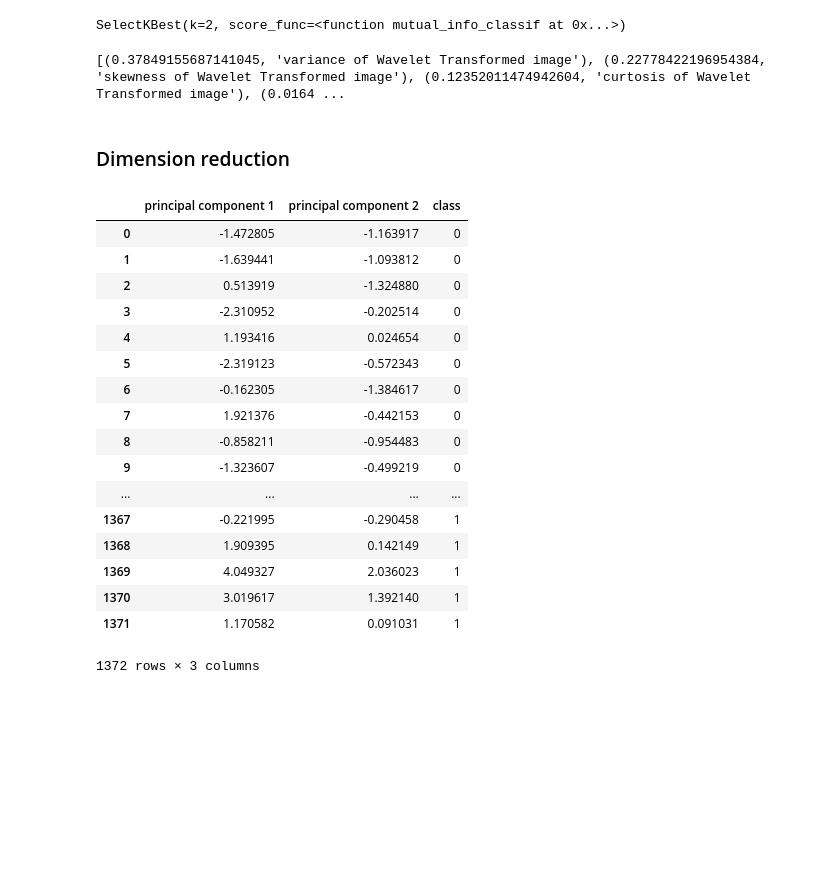
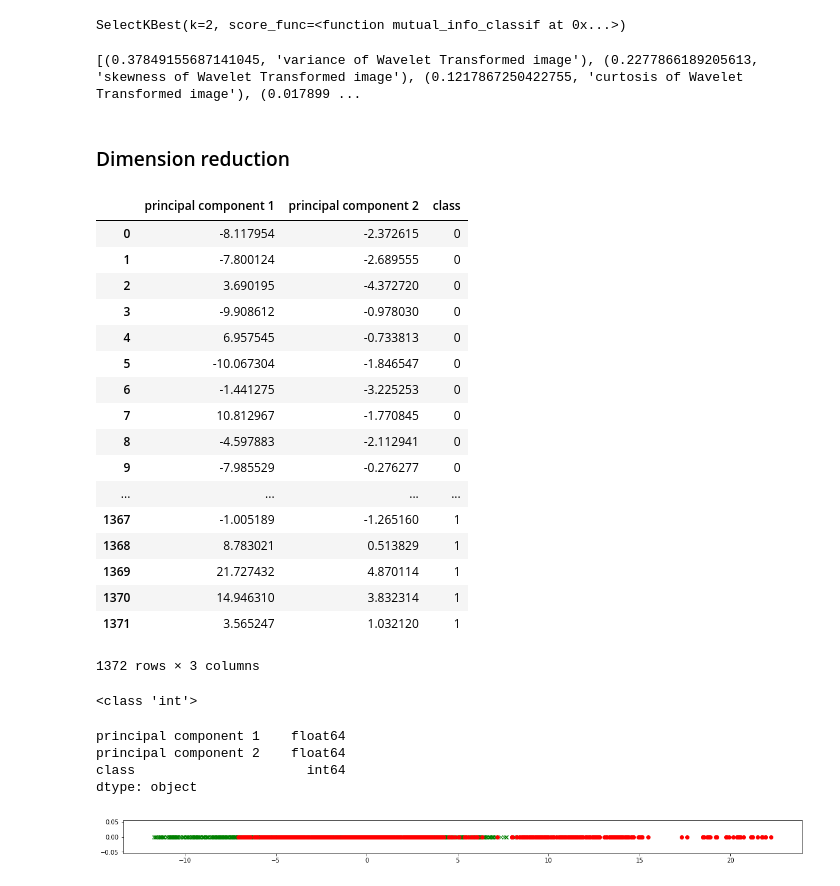
Before and after one commit to McKingly/ED-Data-Mining, a Jupyter notebook: Testing.ipynb, the cells around one changed output. Drawn from its saved outputs; the diff is of its cells as text; code cells hidden in the pictures; blank space fills up the shorter version.

Commit message:
PCA graphs added.

```diff
--- a/Testing.ipynb
+++ b/Testing.ipynb
@@ -10,7 +10,7 @@ import xlrd
 import copy
 %matplotlib inline
 # %%
-df_bankNotes = pd.read_excel('file://localhost/home/armando/Desktop/ECT/5ºAno/ED/Project/data_banknote_authentication.xlsx')
+df_bankNotes = pd.read_excel('file://localhost/home/armando/Desktop/ECT/5ºAno/ED/ED-Data-Mining/data_banknote_authentication.xlsx')
 
 df_bankNotes
 # %% [output]
@@ -94,35 +97,69 @@ for i in range(num_features):
 
 print (sorted(scores, reverse = True))
 # %% [output]
-[(0.37849155687141045, 'variance of Wavelet Transformed image'), (0.22778422196954384, 'skewness of Wavelet Transformed image'), (0.12352011474942604, 'curtosis of Wavelet Transformed image'), (0.0164 ...
+[(0.37849155687141045, 'variance of Wavelet Transformed image'), (0.2277866189205613, 'skewness of Wavelet Transformed image'), (0.1217867250422755, 'curtosis of Wavelet Transformed image'), (0.017899 ...
 # %% [markdown]
 ### Dimension reduction
 # %%
 from sklearn.decomposition import PCA
 
 pca = PCA(n_components=2)
-principalComponents = pca.fit_transform(x)
+principalComponents = pca.fit_transform(X)
 principalDf = pd.DataFrame(data = principalComponents
 , columns = ['principal component 1', 'principal component 2'])
 
 finalDf = pd.concat([principalDf, df_bankNotes[['class']]], axis = 1)
 finalDf
 # %% [output]
 |  | principal component 1 | principal component 2 | class |
-| 0 | -1.472805 | -1.163917 | 0 |
-| 1 | -1.639441 | -1.093812 | 0 |
-| 2 | 0.513919 | -1.324880 | 0 |
-| 3 | -2.310952 | -0.202514 | 0 |
-| 4 | 1.193416 | 0.024654 | 0 |
-| 5 | -2.319123 | -0.572343 | 0 |
-| 6 | -0.162305 | -1.384617 | 0 |
-| 7 | 1.921376 | -0.442153 | 0 |
-| 8 | -0.858211 | -0.954483 | 0 |
-| 9 | -1.323607 | -0.499219 | 0 |
+| 0 | -8.117954 | -2.372615 | 0 |
+| 1 | -7.800124 | -2.689555 | 0 |
+| 2 | 3.690195 | -4.372720 | 0 |
+| 3 | -9.908612 | -0.978030 | 0 |
+| 4 | 6.957545 | -0.733813 | 0 |
+| 5 | -10.067304 | -1.846547 | 0 |
+| 6 | -1.441275 | -3.225253 | 0 |
+| 7 | 10.812967 | -1.770845 | 0 |
+| 8 | -4.597883 | -2.112941 | 0 |
+| 9 | -7.985529 | -0.276277 | 0 |
 | ... | ... | ... | ... |
-| 1367 | -0.221995 | -0.290458 | 1 |
-| 1368 | 1.909395 | 0.142149 | 1 |
-| 1369 | 4.049327 | 2.036023 | 1 |
-| 1370 | 3.019617 | 1.392140 | 1 |
-| 1371 | 1.170582 | 0.091031 | 1 |
+| 1367 | -1.005189 | -1.265160 | 1 |
+| 1368 | 8.783021 | 0.513829 | 1 |
+| 1369 | 21.727432 | 4.870114 | 1 |
+| 1370 | 14.946310 | 3.832314 | 1 |
+| 1371 | 3.565247 | 1.032120 | 1 |
 1372 rows × 3 columns
+# %%
+import matplotlib.pyplot as plt
+targets = ['0', '1']
+color = ['r', 'g']
+
+targets = ['0', '1']
+print(type(int(targets[0])))
+
+finalDf.dtypes
+
+#for target, color in zip(targets,colors):
+    #indicesToKeep = finalDf['class'] == target
+    #plt.scatter(finalDf.loc[indicesToKeep, 'principal component 1']
+     #          , finalDf.loc[indicesToKeep, 'principal component 2']
+      #         , c = color
+       #        , s = 50)
+# %% [output]
+<class 'int'>
+principal component 1    float64
+principal component 2    float64
+class                      int64
+dtype: object
+# %%
+import matplotlib.pyplot as plt
+plt.figure(figsize = (20,1))
+
+for i in range(0,len(finalDf)):
+    if finalDf.iloc[i]['class'] == 0:
+        plt.plot(finalDf.iloc[i]['principal component 1'],0,'x',c = 'g')
+    else:
+        plt.plot(finalDf.iloc[i]['principal component 1'],0,'o',c = 'r')
+plt.show()
+# %% [output]
+[figure, added]
```
Also changed, not shown: parts of 5 cells of this notebook.
